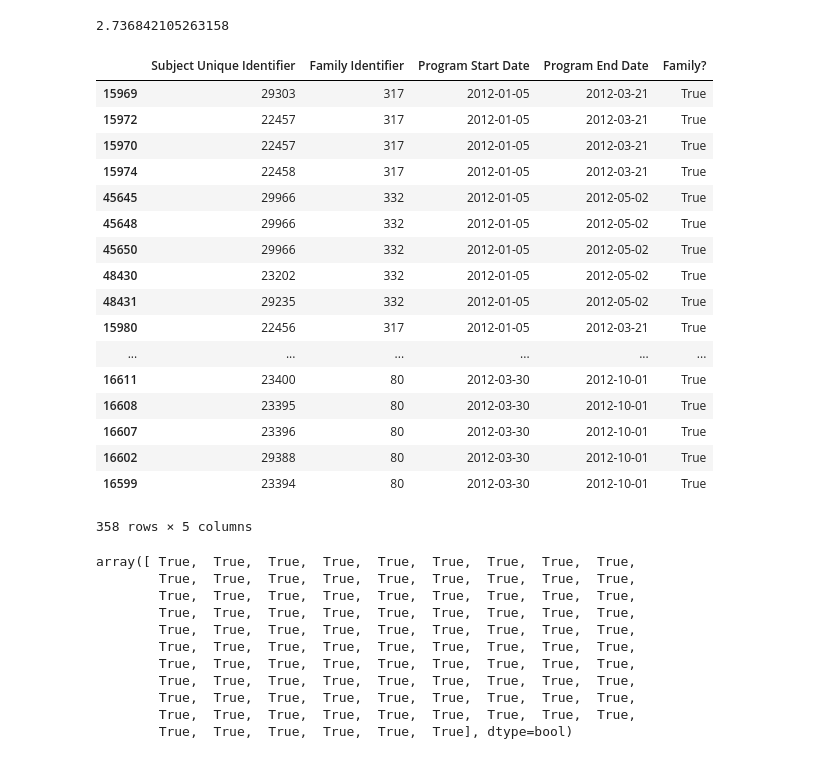
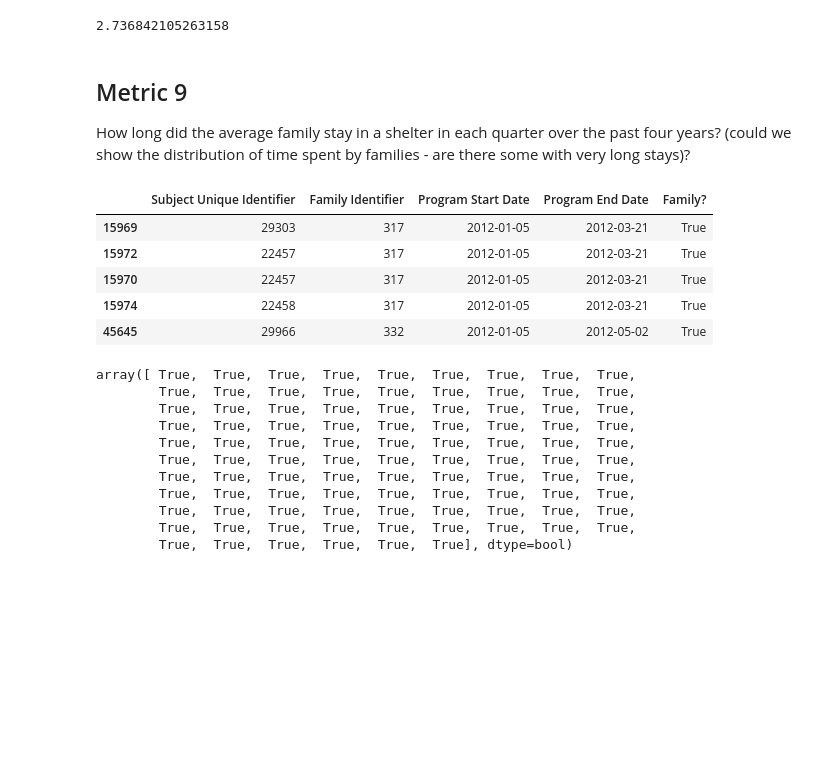
Before and after one commit to carlshan/sf-homelessness, a Jupyter notebook: exploration/2014-11-04-metrics [Carl].ipynb, the cells around one changed output. Saved outputs shown, nothing was run; the diff lists cells and outputs as text; code cells hidden in the pictures; blank space fills up the shorter version.

Commit message:
Visualizing metric #9: los

```diff
--- a/exploration/2014-11-04-metrics [Carl].ipynb
+++ b/exploration/2014-11-04-metrics [Carl].ipynb
@@ -3,3 +3,5 @@ import pandas as pd
 import clean
 import datetime
 import numpy as np
+# For pretty plotting
+pd.options.display.mpl_style = 'default'
@@ -436,3 +432,6 @@ pit_counts['Family Size'].mean()
+# %% [markdown]
+## Metric 9
+How long did the average family stay in a shelter in each quarter over the past four years? (could we show the distribution of time spent by families - are there some with very long stays)?
 # %%
 def is_between_dates(date, begin, end):
     """
@@ -454,34 +454,22 @@ begin = datetime.datetime(2012, 1, 1)
 end = datetime.datetime(2012, 3, 31)
 # %%
 mask = program['Program Start Date'].apply(is_between_dates,
-                                    begin=begin,
-                                    end=end)
+                                begin=begin,
+                                end=end
 # %%
 q1_2012 = program[  mask
                   & program['Family?']
                   & program['Program End Date'].notnull()
                   & program['Program Name'].isin(valid_programs)]
 # %%
-q1_2012.sort('Program Start Date')[columns]
+q1_2012.sort('Program Start Date')[columns].head()
 # %% [output]
 |  | Subject Unique Identifier | Family Identifier | Program Start Date | Program End Date | Family? |
 | 15969 | 29303 | 317 | 2012-01-05 | 2012-03-21 | True |
 | 15972 | 22457 | 317 | 2012-01-05 | 2012-03-21 | True |
 | 15970 | 22457 | 317 | 2012-01-05 | 2012-03-21 | True |
 | 15974 | 22458 | 317 | 2012-01-05 | 2012-03-21 | True |
 | 45645 | 29966 | 332 | 2012-01-05 | 2012-05-02 | True |
-| 45648 | 29966 | 332 | 2012-01-05 | 2012-05-02 | True |
-| 45650 | 29966 | 332 | 2012-01-05 | 2012-05-02 | True |
-| 48430 | 23202 | 332 | 2012-01-05 | 2012-05-02 | True |
-| 48431 | 29235 | 332 | 2012-01-05 | 2012-05-02 | True |
-| 15980 | 22456 | 317 | 2012-01-05 | 2012-03-21 | True |
-| ... | ... | ... | ... | ... | ... |
-| 16611 | 23400 | 80 | 2012-03-30 | 2012-10-01 | True |
-| 16608 | 23395 | 80 | 2012-03-30 | 2012-10-01 | True |
-| 16607 | 23396 | 80 | 2012-03-30 | 2012-10-01 | True |
-| 16602 | 29388 | 80 | 2012-03-30 | 2012-10-01 | True |
-| 16599 | 23394 | 80 | 2012-03-30 | 2012-10-01 | True |
-358 rows × 5 columns
 # %%
 # Each family stay is a unique entry
 groups = q1_2012.groupby(['Family Identifier', 'Program Start Date'])
```
Also changed, not shown: parts of 11 cells of this notebook.
